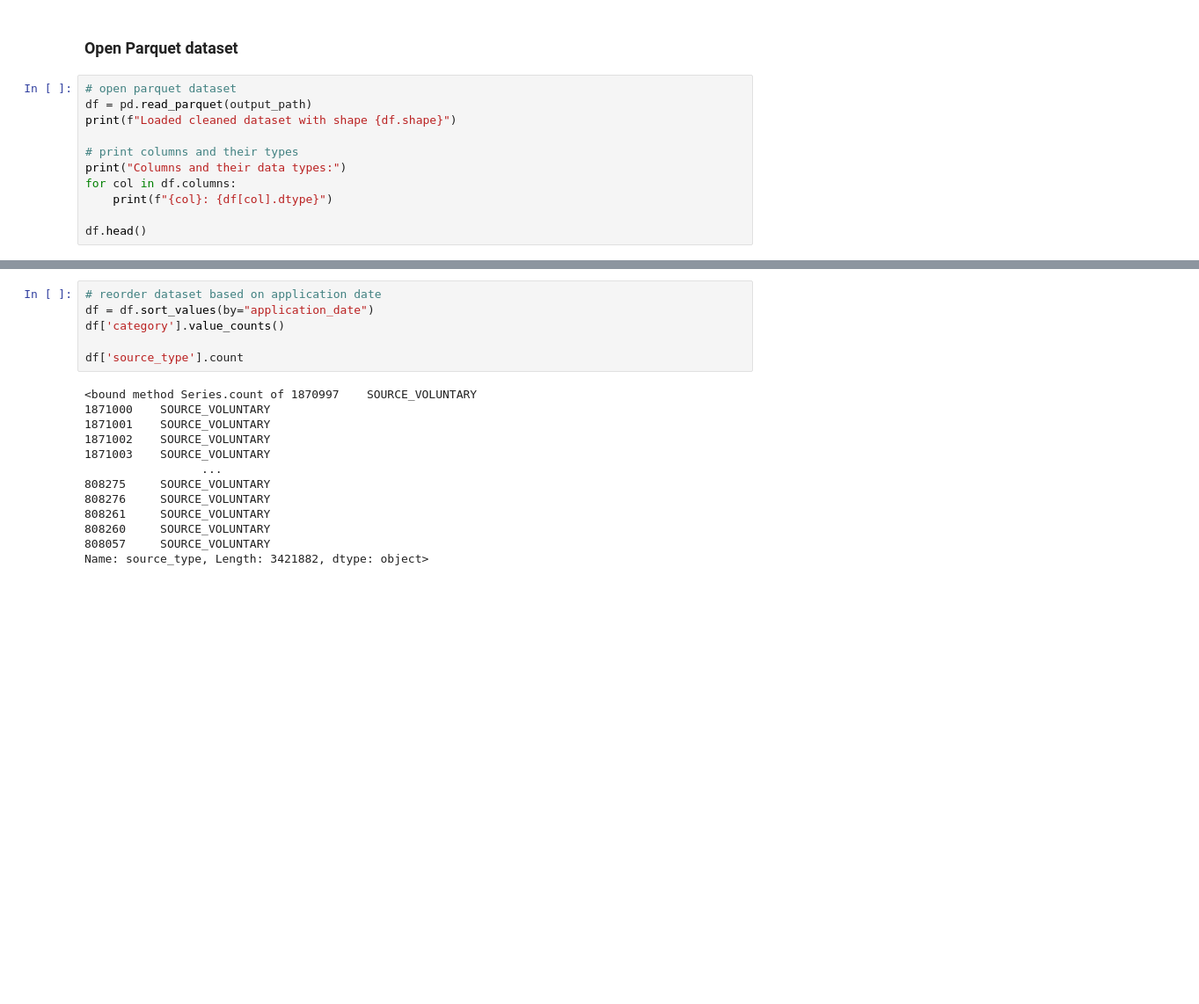
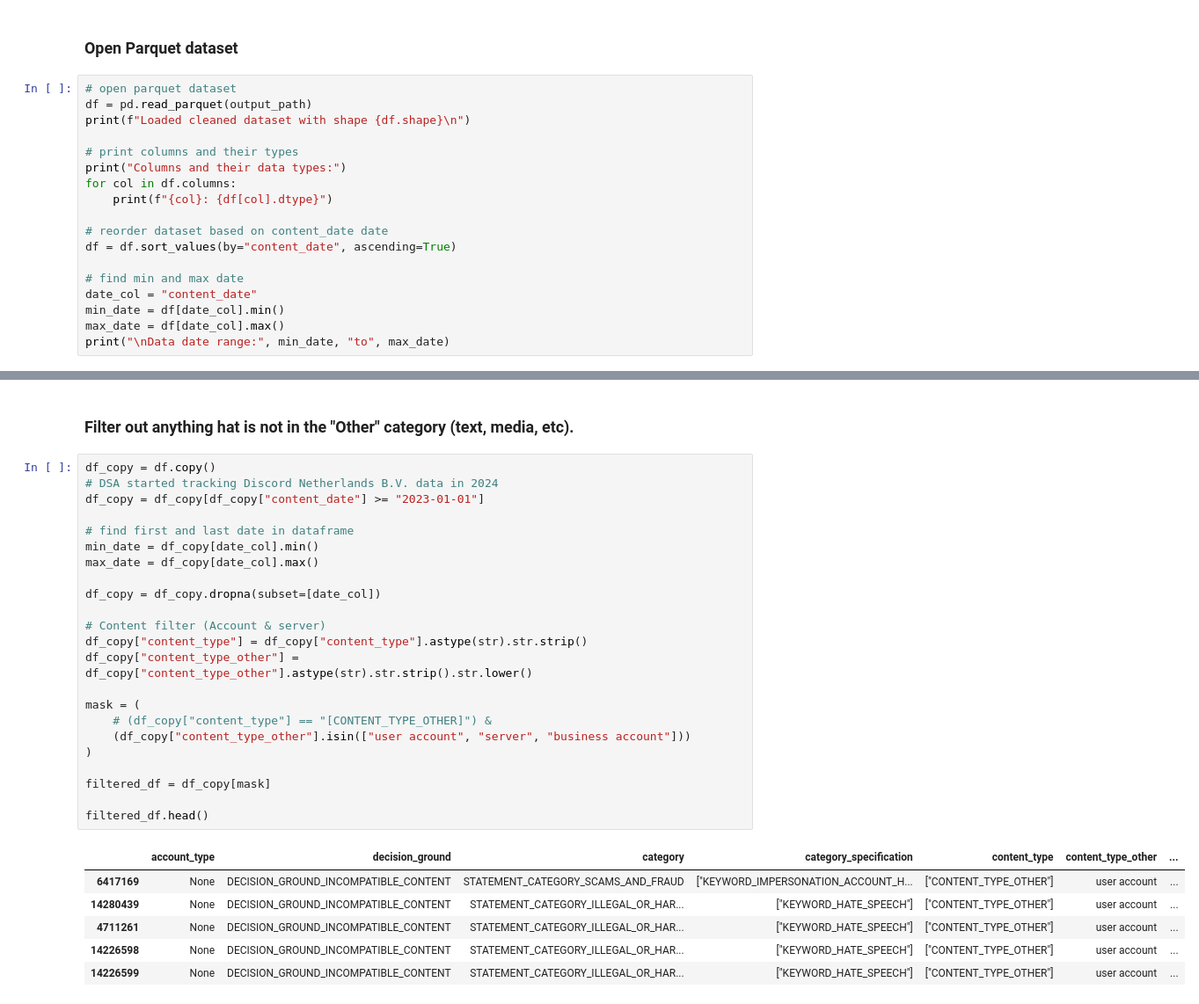
Before and after one commit to annaneliaa/discord-ccs, a Jupyter notebook: code/dsa.ipynb, the cells around one changed output, grey strips where cells are left out. Shown at 88% size. Saved outputs shown, nothing was run; the diff lists cells and outputs as text; blank space fills up the shorter version.

```diff
--- a/code/dsa.ipynb
+++ b/code/dsa.ipynb
@@ -229,12 +261,19 @@ Cleaned + optimized dataset saved to ../data/dsa_processed/discord_cleaned_subse
 # %%
 # open parquet dataset
 df = pd.read_parquet(output_path)
-print(f"Loaded cleaned dataset with shape {df.shape}")
+print(f"Loaded cleaned dataset with shape {df.shape}\n")
 
 # print columns and their types
 print("Columns and their data types:")
 for col in df.columns:
     print(f"{col}: {df[col].dtype}")
 
-df.head()
+# reorder dataset based on content_date date
+df = df.sort_values(by="content_date", ascending=True)
+
+# find min and max date
+date_col = "content_date"
+min_date = df[date_col].min()
+max_date = df[date_col].max()
+print("\nData date range:", min_date, "to", max_date)
 # %% [output]
@@ -261,19 +302,32 @@ automated_decision: category
-# %%
-# reorder dataset based on application date
-df = df.sort_values(by="application_date")
-df['category'].value_counts()
-
-df['source_type'].count
-# %% [output]
-<bound method Series.count of 1870997    SOURCE_VOLUNTARY
-1871000    SOURCE_VOLUNTARY
-1871001    SOURCE_VOLUNTARY
-1871002    SOURCE_VOLUNTARY
-1871003    SOURCE_VOLUNTARY
-                 ...
-808275     SOURCE_VOLUNTARY
-808276     SOURCE_VOLUNTARY
-808261     SOURCE_VOLUNTARY
-808260     SOURCE_VOLUNTARY
-808057     SOURCE_VOLUNTARY
-Name: source_type, Length: 3421882, dtype: object>
+# %% [markdown]
+### Filter out anything hat is not in the "Other" category (text, media, etc).
+# %%
+df_copy = df.copy()
+# DSA started tracking Discord Netherlands B.V. data in 2024
+df_copy = df_copy[df_copy["content_date"] >= "2023-01-01"]
+
+# find first and last date in dataframe
+min_date = df_copy[date_col].min()
+max_date = df_copy[date_col].max()
+
+df_copy = df_copy.dropna(subset=[date_col])
+
+# Content filter (Account & server)
+df_copy["content_type"] = df_copy["content_type"].astype(str).str.strip()
+df_copy["content_type_other"] = df_copy["content_type_other"].astype(str).str.strip().str.lower()
+
+mask = (
+    # (df_copy["content_type"] == "[CONTENT_TYPE_OTHER]") &
+    (df_copy["content_type_other"].isin(["user account", "server", "business account"]))
+)
+
+filtered_df = df_copy[mask]
+
+filtered_df.head()
+# %% [output]
+|  | account_type | decision_ground | category | category_specification | content_type | content_type_other | ... |
+| 6417169 | None | DECISION_GROUND_INCOMPATIBLE_CONTENT | STATEMENT_CATEGORY_SCAMS_AND_FRAUD | ["KEYWORD_IMPERSONATION_ACCOUNT_H... | ["CONTENT_TYPE_OTHER"] | user account | ... |
+| 14280439 | None | DECISION_GROUND_INCOMPATIBLE_CONTENT | STATEMENT_CATEGORY_ILLEGAL_OR_HAR... | ["KEYWORD_HATE_SPEECH"] | ["CONTENT_TYPE_OTHER"] | user account | ... |
+| 4711261 | None | DECISION_GROUND_INCOMPATIBLE_CONTENT | STATEMENT_CATEGORY_ILLEGAL_OR_HAR... | ["KEYWORD_HATE_SPEECH"] | ["CONTENT_TYPE_OTHER"] | user account | ... |
+| 14226598 | None | DECISION_GROUND_INCOMPATIBLE_CONTENT | STATEMENT_CATEGORY_ILLEGAL_OR_HAR... | ["KEYWORD_HATE_SPEECH"] | ["CONTENT_TYPE_OTHER"] | user account | ... |
+| 14226599 | None | DECISION_GROUND_INCOMPATIBLE_CONTENT | STATEMENT_CATEGORY_ILLEGAL_OR_HAR... | ["KEYWORD_HATE_SPEECH"] | ["CONTENT_TYPE_OTHER"] | user account | ... |
```
Also changed, not shown: parts of 13 cells of this notebook, 3 other files.
